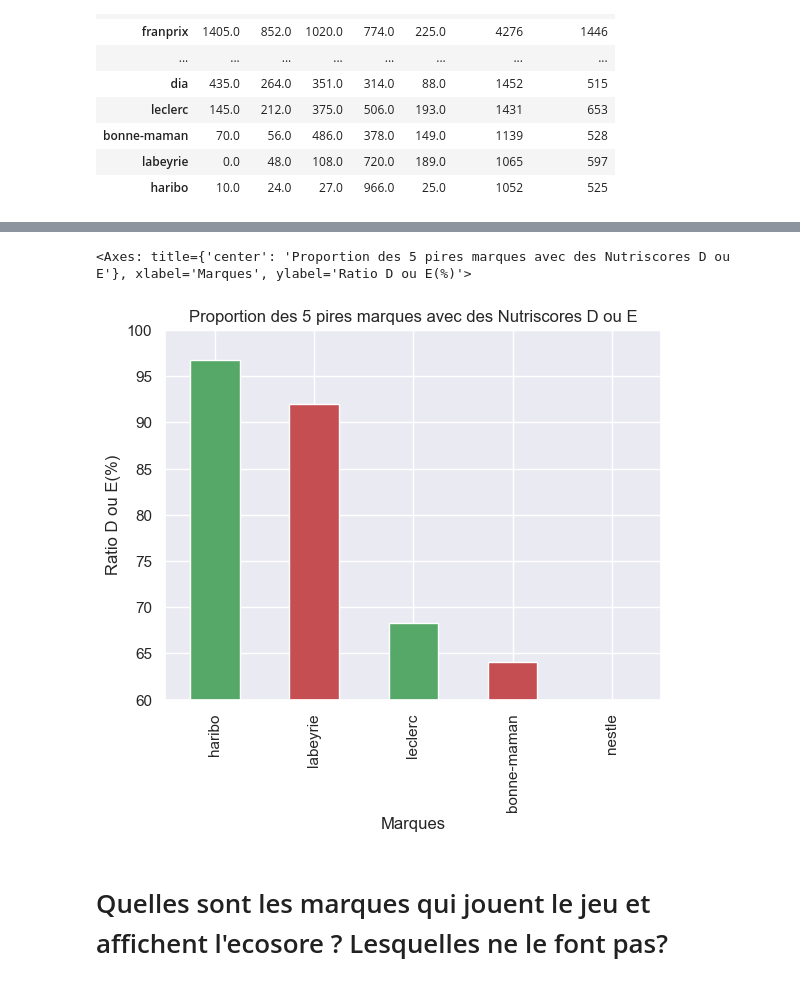
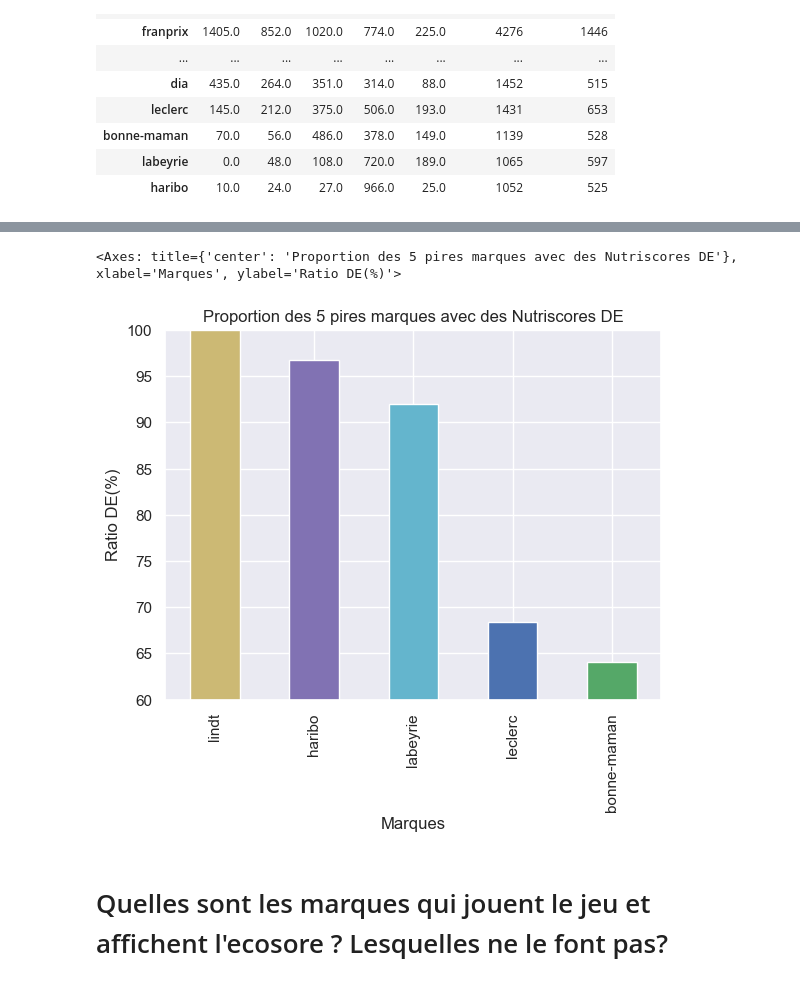
Before and after one commit to GrandMarabout/Analyse-UFC-que-choisir, a Jupyter notebook: Projet sur l'analyse de la qualité des produits alimentaires-Copy1.ipynb, the cells around one changed output, grey strips where cells are left out. Saved outputs shown, nothing was run; the diff lists cells and outputs as text; code cells hidden in the pictures.

```diff
--- a/Projet sur l'analyse de la qualité des produits alimentaires-Copy1.ipynb
+++ b/Projet sur l'analyse de la qualité des produits alimentaires-Copy1.ipynb
@@ -261,5 +263,8 @@ nocif["sum"].plot.bar(title="10 marques qui ont le plus recours aux additifs noc
 [figure]
 # %% [markdown]
 # Quelles sont les marques qui présentent des produits avec la meilleure qualité nutritionnelle ? Les pires ?
+# %%
+# Initialisation au cas d'une affection inattendue
+quali = quali_init()
 # %%
 #Créer un nouveau DF combiné
@@ -381,8 +409,9 @@ c
 worst_NS_ratio = top_NS.copy()
 
 worst_NS_ratio["ratio_DE(%)"] = ((worst_NS_ratio["d"]+worst_NS_ratio["e"])/worst_NS_ratio["Nb_produits"]*100).round(2)
-worst_NS_ratio = worst_NS_ratio.sort_values(by="ratio_DE(%)", ascending=False).head(5)
-worst_NS_ratio
+worst_NS_ratio = worst_NS_ratio.sort_values(by="ratio_DE(%)", ascending=False)
+worst_NS_5 = worst_NS_ratio.head(5)
+worst_NS_5
 # %% [output]
 |  | a | b | c | d | e | score_total | Nb_produits | ratio_DE(%) |
 | brands_tags |  |  |  |  |  |  |  |  |
@@ -401,9 +430,9 @@ top_NS_ratio.iloc[:,-1].plot.bar(ylim=(60,100), ylabel="Ratio AB(%)", xlabel="Ma
 # %%
-worst_NS_ratio.iloc[:,-1].plot.bar(ylim=(60,100), ylabel="Ratio D ou E(%)", xlabel="Marques",\
+worst_NS_5.iloc[:,-1].plot.bar(ylim=(60,100), ylabel="Ratio DE(%)", xlabel="Marques",\
                                  color=list_color[::-1],\
-                                 title="Proportion des 5 pires marques avec des Nutriscores D ou E")
+                                 title="Proportion des 5 pires marques avec des Nutriscores DE")
 # %% [output]
-<Axes: title={'center': 'Proportion des 5 pires marques avec des Nutriscores D ou E'}, xlabel='Marques', ylabel='Ratio D ou E(%)'>
+<Axes: title={'center': 'Proportion des 5 pires marques avec des Nutriscores DE'}, xlabel='Marques', ylabel='Ratio DE(%)'>
-[figure, old version]
+[figure, new version]
 # %% [markdown]
 # Quelles sont les marques qui jouent le jeu et affichent l'ecosore ? Lesquelles ne le font pas?
```
Also changed, not shown: parts of 42 cells of this notebook.
